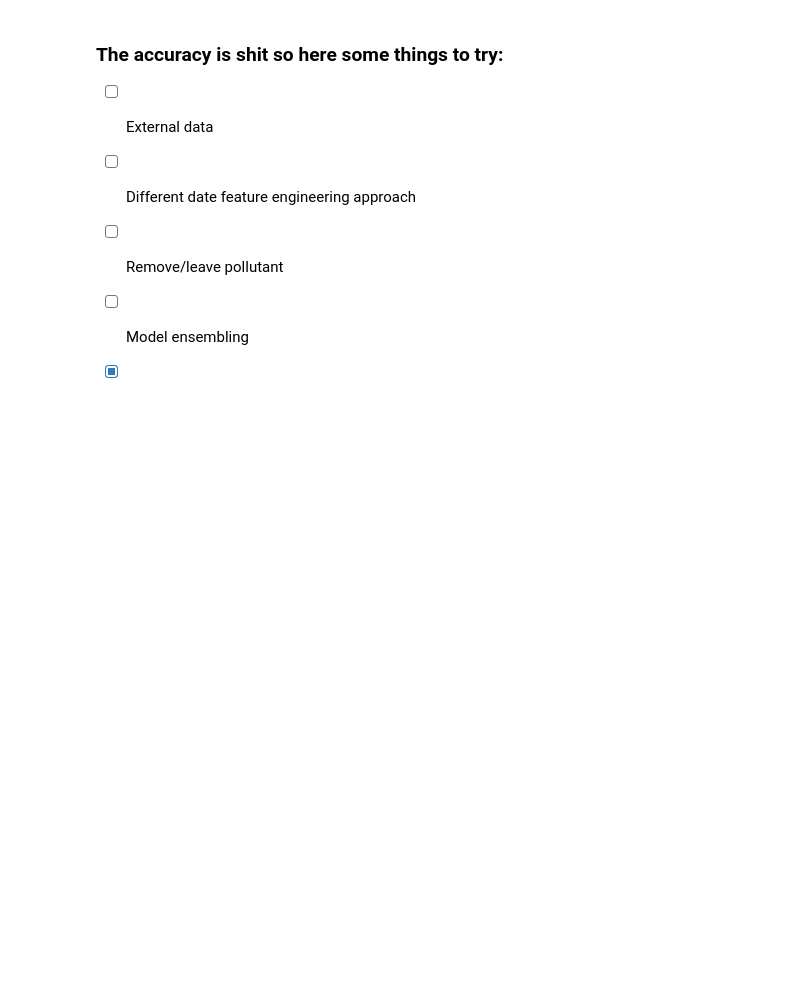
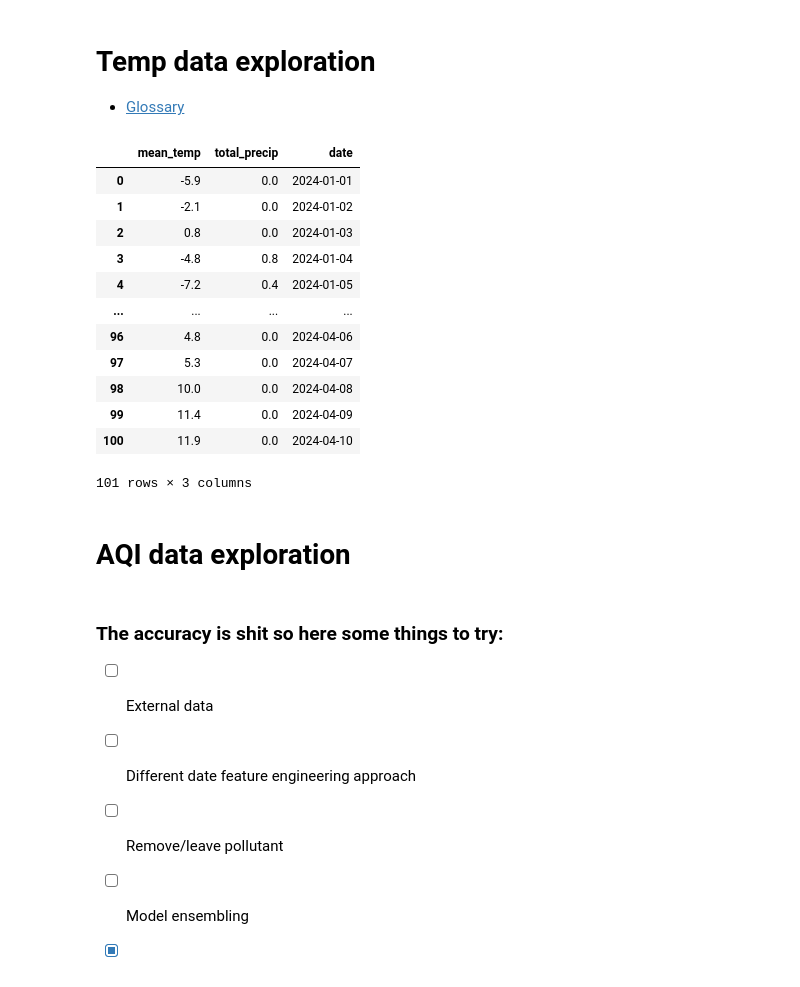
Before and after one commit to Magellol/montreal-aqi-predictions, a Jupyter notebook: index.ipynb, the cells around one changed output. Saved outputs shown, nothing was run; the diff lists cells and outputs as text; code cells hidden in the pictures; blank space fills up the shorter version.

```diff
--- a/index.ipynb
+++ b/index.ipynb
@@ -1,3 +18,35 @@
+# %% [markdown]
+# Temp data exploration
+
+- [Glossary](https://climate.weather.gc.ca/glossary_e.html)
+# %%
+temp_df = pd.read_csv("./2024_temp.csv")
+temp_df = temp_df[['Mean Temp (°C)', "Date/Time", "Total Precip (mm)"]]
+
+temp_df['date'] = pd.to_datetime(temp_df['Date/Time'])
+temp_df = temp_df[temp_df['date'] <= LAST_DAY]
+temp_df['date'] = temp_df['date'].dt.date
+
+temp_df.rename(columns={"Mean Temp (°C)": "mean_temp", "Total Precip (mm)": "total_precip"}, inplace=True)
+temp_df.drop("Date/Time", inplace=True, axis=1)
+
+temp_df
+# %% [output]
+|  | mean_temp | total_precip | date |
+| 0 | -5.9 | 0.0 | 2024-01-01 |
+| 1 | -2.1 | 0.0 | 2024-01-02 |
+| 2 | 0.8 | 0.0 | 2024-01-03 |
+| 3 | -4.8 | 0.8 | 2024-01-04 |
+| 4 | -7.2 | 0.4 | 2024-01-05 |
+| ... | ... | ... | ... |
+| 96 | 4.8 | 0.0 | 2024-04-06 |
+| 97 | 5.3 | 0.0 | 2024-04-07 |
+| 98 | 10.0 | 0.0 | 2024-04-08 |
+| 99 | 11.4 | 0.0 | 2024-04-09 |
+| 100 | 11.9 | 0.0 | 2024-04-10 |
+101 rows × 3 columns
+# %% [markdown]
+# AQI data exploration
 # %% [markdown]
 ### The accuracy is shit so here some things to try:
 - [ ] External data
```
Also changed, not shown: parts of 9 cells of this notebook.
